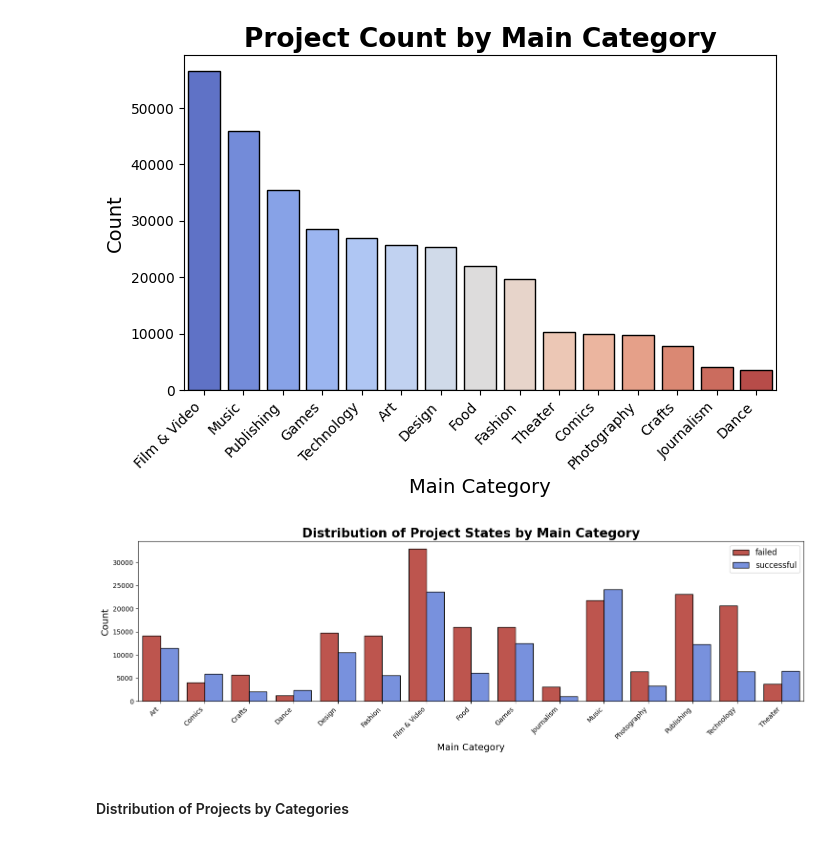
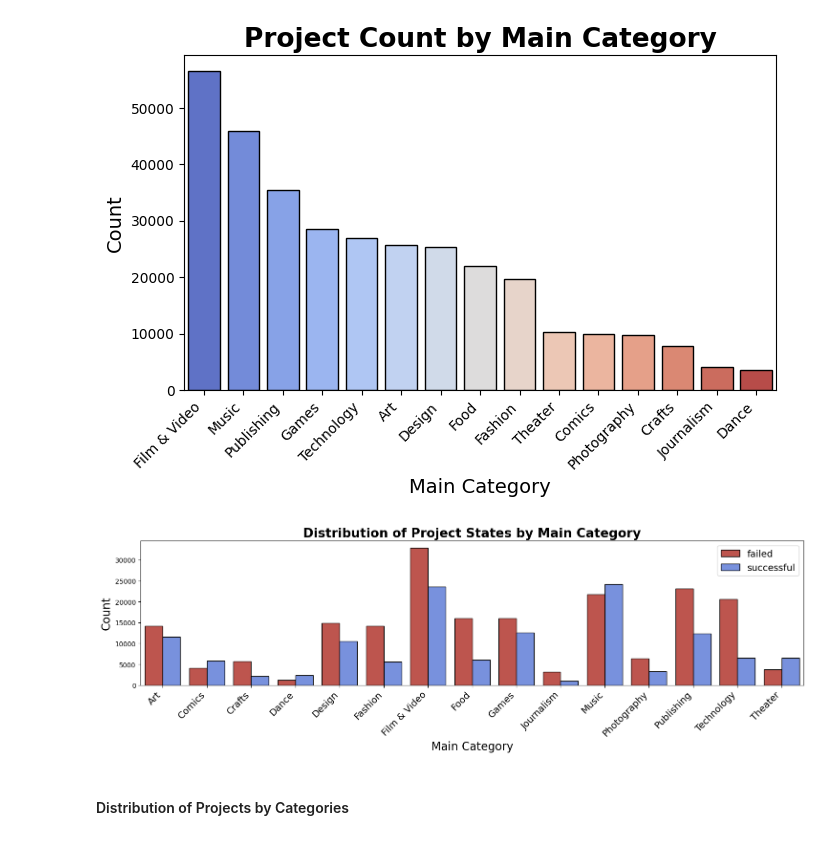
Before and after one commit to camgitblame/kickstarter, a Jupyter notebook: Code.ipynb, the cells around one changed output. Saved outputs shown, nothing was run; the diff lists cells and outputs as text; code cells hidden in the pictures.

```diff
--- a/Code.ipynb
+++ b/Code.ipynb
@@ -347,22 +393,23 @@ plt.show()
 # %%
 # Groups data by main category and state, then plots a bar chart to show the distribution of project states across categories
 
 catStageCt = df.groupby(["main_category", "state"]).size().reset_index()
 catStageCt.columns = ["main_category", "state", "count"]
 
 plt.figure(figsize=(15, 5))
 sns.barplot(data=catStageCt, x="main_category", y="count", hue="state", palette=two_colors, edgecolor="black", linewidth=1)
 
 plt.title("Distribution of Project States by Main Category", fontsize=19, fontweight='bold')
-plt.xlabel("Main Category", fontsize=14)
-plt.ylabel("Count", fontsize=14)
+plt.xlabel("Main Category", fontsize=17)
+plt.ylabel("Count", fontsize=17)
 plt.xticks(rotation=45, ha='right')
-plt.legend(title='', fontsize=12)
+plt.legend(title='', fontsize=14)
+plt.xticks(fontsize=14)
 plt.tight_layout()
 
 plt.show()
 # %% [output]
-[figure, old version]
+[figure, new version]
 # %% [markdown]
 #### Distribution of Projects by Categories
 # %%
```
Also changed, not shown: parts of 12 cells of this notebook.
